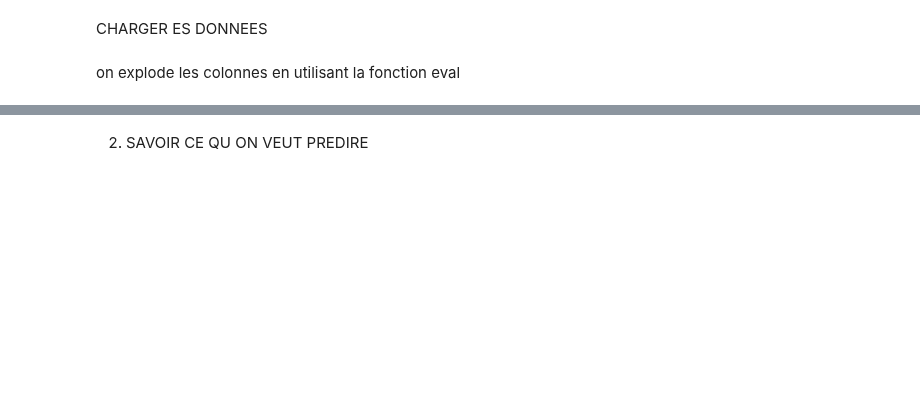
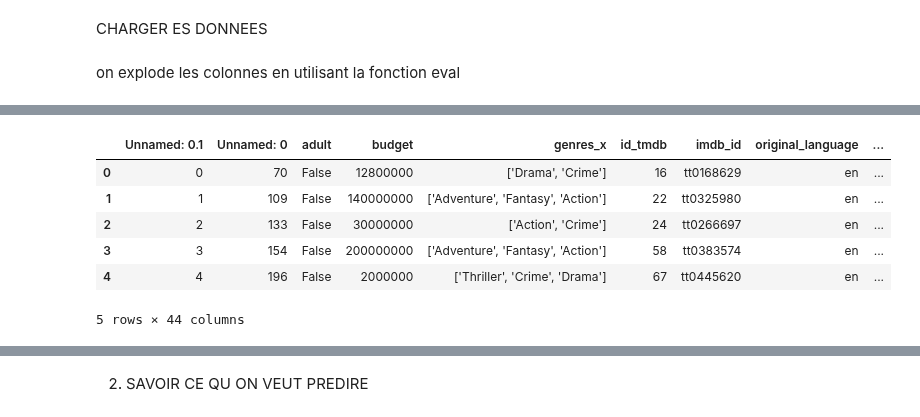
Before and after one commit to Cynthia-OK/CreuseLlywood, a Jupyter notebook: similarite_trame.ipynb, the cells around one changed output, grey strips where cells are left out. Cells and saved outputs as stored; diff of their text form; code cells hidden in the pictures; blank space fills up the shorter version.

```diff
--- a/similarite_trame.ipynb
+++ b/similarite_trame.ipynb
@@ -8,0 +28,6 @@ on explode les colonnes en utilisant la fonction eval
+# %%
+tous_les_genres = set()
+for genres in films['genre_liste']:
+  tous_les_genres.update(genres)
+
+tous_les_genres
@@ -9,3 +54,16 @@ on explode les colonnes en utilisant la fonction eval
+# %%
+for genre in tous_les_genres:
+  films[f'genre_{genre}'] = films['genre_liste'].apply(lambda x: genre in x)
+
+films.head()
+# %% [output]
+|  | Unnamed: 0.1 | Unnamed: 0 | adult | budget | genres_x | id_tmdb | imdb_id | original_language | ... |
+| 0 | 0 | 70 | False | 12800000 | ['Drama', 'Crime'] | 16 | tt0168629 | en | ... |
+| 1 | 1 | 109 | False | 140000000 | ['Adventure', 'Fantasy', 'Action'] | 22 | tt0325980 | en | ... |
+| 2 | 2 | 133 | False | 30000000 | ['Action', 'Crime'] | 24 | tt0266697 | en | ... |
+| 3 | 3 | 154 | False | 200000000 | ['Adventure', 'Fantasy', 'Action'] | 58 | tt0383574 | en | ... |
+| 4 | 4 | 196 | False | 2000000 | ['Thriller', 'Crime', 'Drama'] | 67 | tt0445620 | en | ... |
+5 rows × 44 columns
 # %%
 films = films[(films['genres_x'].str.contains('Movie')==False)]
 films
```
Also changed, not shown: parts of 12 cells of this notebook.
